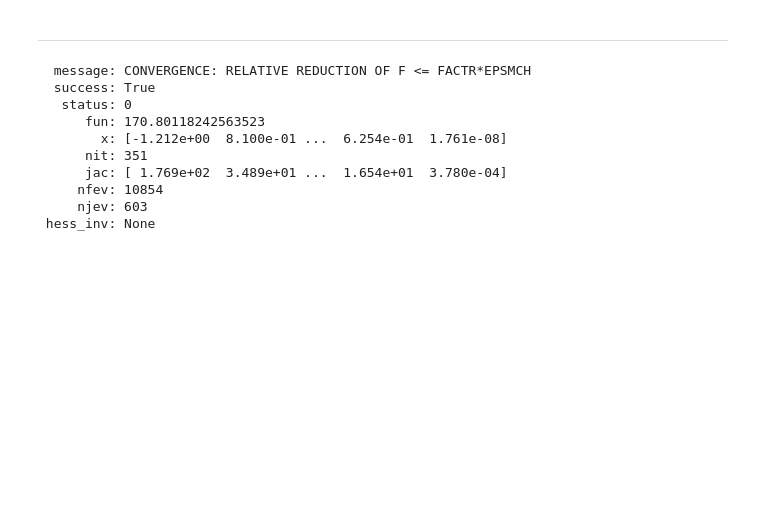
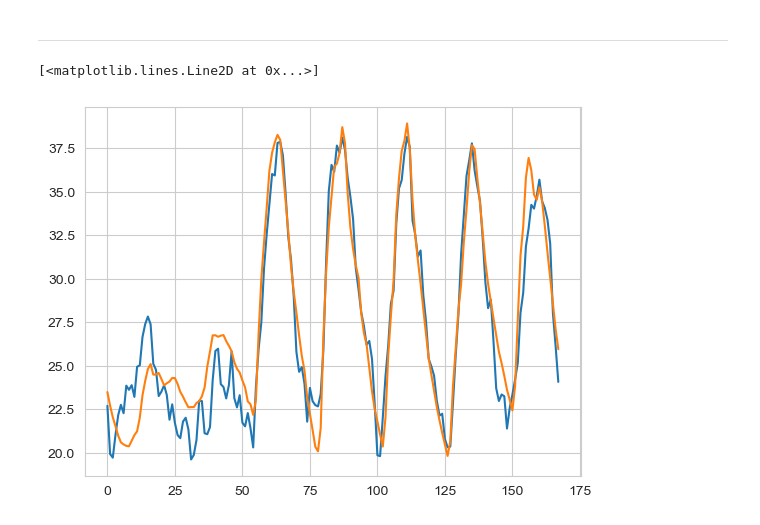
Before and after one commit to JeppeKlitgaard/DTU-02613-TimeSeries, a Jupyter notebook: Assignment4/part2.ipynb, the cells around one changed output. Drawn from its saved outputs; the diff is of its cells as text; code cells hidden in the pictures; blank space fills up the shorter version.

```diff
--- a/Assignment4/part2.ipynb
+++ b/Assignment4/part2.ipynb
@@ -622,6 +618,7 @@ C_shape = (1, 2)
 D_shape = (1, 3)
 Q_shape = (2, 2)
 R_shape = (1, 1)
+x0_shape = (2,)
 
 start_matrices = (
     np.eye(2),                  # A - 4
@@ -629,32 +626,20 @@ start_matrices = (
     np.ones((1, 2)),            # C - 2
     np.zeros((1, 3)),           # D - 3
     np.eye(2) * 0.5,            # Q - 4
-    np.array([[1.0]])           # R - 1
+    np.array([[1.0]]),          # R - 1
+    np.array([20.0, 20.0])      # x0 - 2
 )
 
 start_flat = flatten_params(*start_matrices)
-bounds = [(-2, 2)] * 12 + [(0, 0)] * 3 + [(0,2)] * 5  # adjust bounds as needed
+bounds = [(-2, 2)] * 12 + [(0, 0)] * 3 + [(0,2)] * 5 + [(-50,50)] * 2 # adjust bounds as needed
 
 # Then estimate:
-result, (A_est, B_est, C_est, D_est, Q_est, R_est) = estimate_ssm_parameters(
+result, (A_est, B_est, C_est, D_est, Q_est, R_est, x0_est) = estimate_ssm_parameters(
     kalman_loglik=kalman_loglik,
     Y=df["Y"].values,
     u_df=df[["Ta", "S", "I"]],
     A_shape=A_shape, B_shape=B_shape, C_shape=C_shape, D_shape=D_shape,
-    Q_shape=Q_shape, R_shape=R_shape,
+    Q_shape=Q_shape, R_shape=R_shape, x0_shape=x0_shape,
     start=start_flat,
     bounds=bounds
 )
-# %%
-result
-# %% [output]
-  message: CONVERGENCE: RELATIVE REDUCTION OF F <= FACTR*EPSMCH
-  success: True
-   status: 0
-      fun: 170.80118242563523
-        x: [-1.212e+00  8.100e-01 ...  6.254e-01  1.761e-08]
-      nit: 351
-      jac: [ 1.769e+02  3.489e+01 ...  1.654e+01  3.780e-04]
-     nfev: 10854
-     njev: 603
- hess_inv: None
@@ -694,0 +680,8 @@ def simulate_ssm(A:np.ndarray=A, B:np.ndarray=B, C:np.ndarray=C, D:np.ndarray=D,
+# %%
+y, x = simulate_ssm(A_est, B_est, C_est, D_est, Q_est, R_est, df[["Ta", "S", "I"]].values, x0_est)
+# %%
+plt.plot(y)
+plt.plot(df["Y"])
+# %% [output]
+[<matplotlib.lines.Line2D at 0x...>]
+[figure, added]
```
Also changed, not shown: parts of 5 cells of this notebook.
